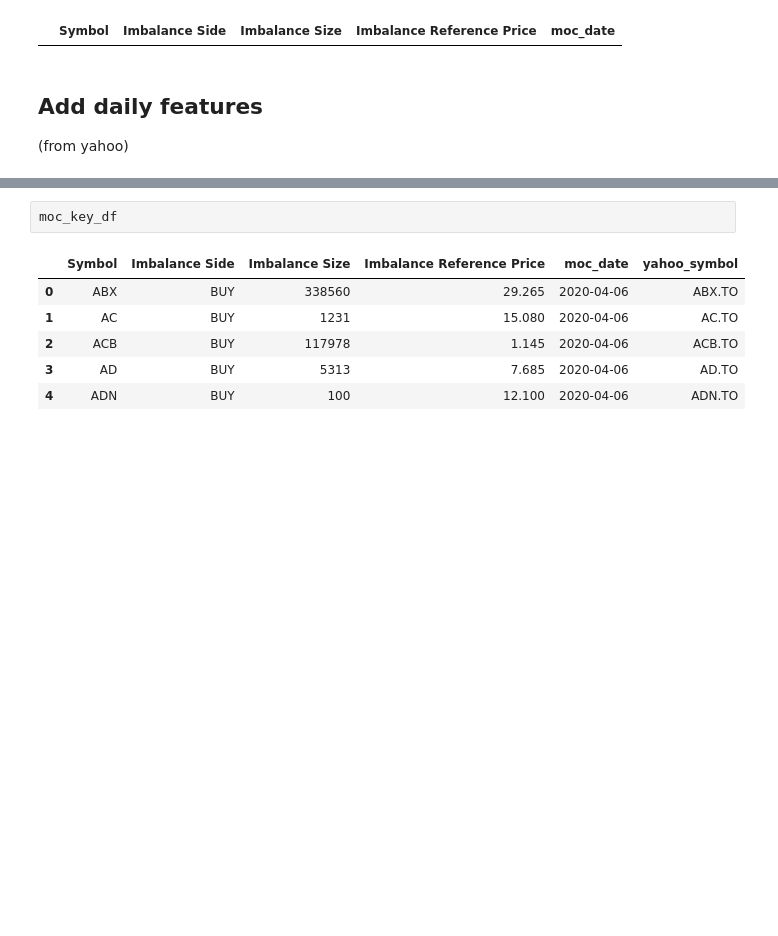
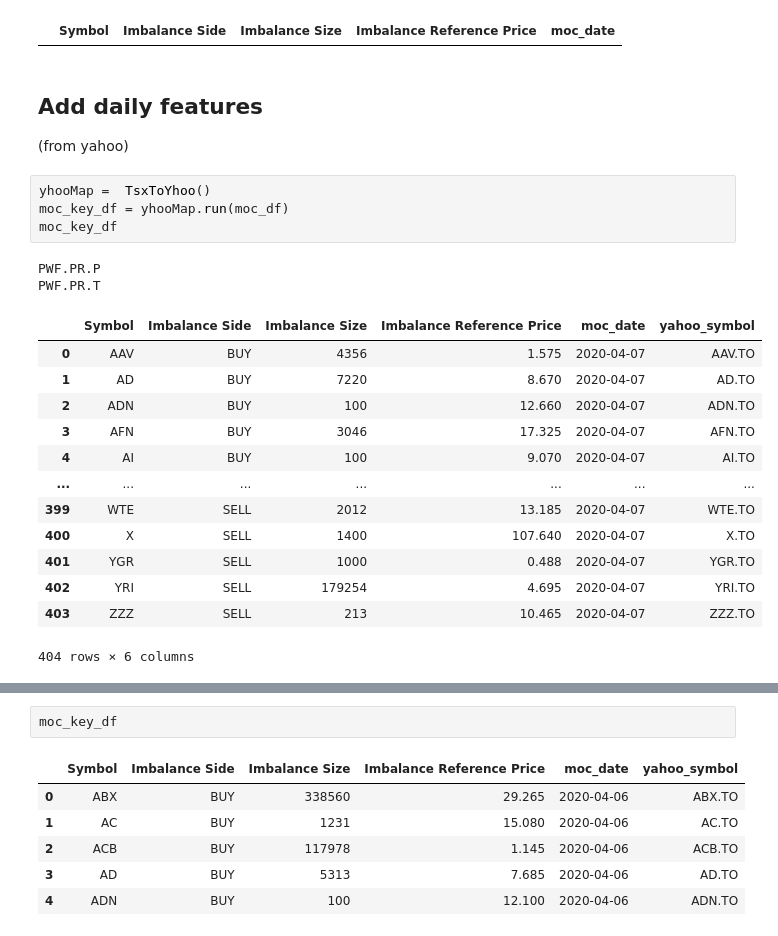
Before and after one commit to gryBox/prefect_guide, a Jupyter notebook: MOC.ipynb, the cells around one changed output, grey strips where cells are left out. Cells and saved outputs as stored; diff of their text form; blank space fills up the shorter version.

```diff
--- a/MOC.ipynb
+++ b/MOC.ipynb
@@ -46,6 +50,26 @@ moc_df[moc_df["Symbol"].isna()==True]
 # %% [markdown]
 ## Add daily features
 (from yahoo)
+# %%
+yhooMap =  TsxToYhoo()
+moc_key_df = yhooMap.run(moc_df)
+moc_key_df
+# %% [output]
+PWF.PR.P
+PWF.PR.T
+|  | Symbol | Imbalance Side | Imbalance Size | Imbalance Reference Price | moc_date | yahoo_symbol |
+| 0 | AAV | BUY | 4356 | 1.575 | 2020-04-07 | AAV.TO |
+| 1 | AD | BUY | 7220 | 8.670 | 2020-04-07 | AD.TO |
+| 2 | ADN | BUY | 100 | 12.660 | 2020-04-07 | ADN.TO |
+| 3 | AFN | BUY | 3046 | 17.325 | 2020-04-07 | AFN.TO |
+| 4 | AI | BUY | 100 | 9.070 | 2020-04-07 | AI.TO |
+| ... | ... | ... | ... | ... | ... | ... |
+| 399 | WTE | SELL | 2012 | 13.185 | 2020-04-07 | WTE.TO |
+| 400 | X | SELL | 1400 | 107.640 | 2020-04-07 | X.TO |
+| 401 | YGR | SELL | 1000 | 0.488 | 2020-04-07 | YGR.TO |
+| 402 | YRI | SELL | 179254 | 4.695 | 2020-04-07 | YRI.TO |
+| 403 | ZZZ | SELL | 213 | 10.465 | 2020-04-07 | ZZZ.TO |
+404 rows × 6 columns
 # %%
 # Create price data _list
 symbol_clmn="Symbol"
```
Also changed, not shown: parts of 16 cells of this notebook, 4 other files.
